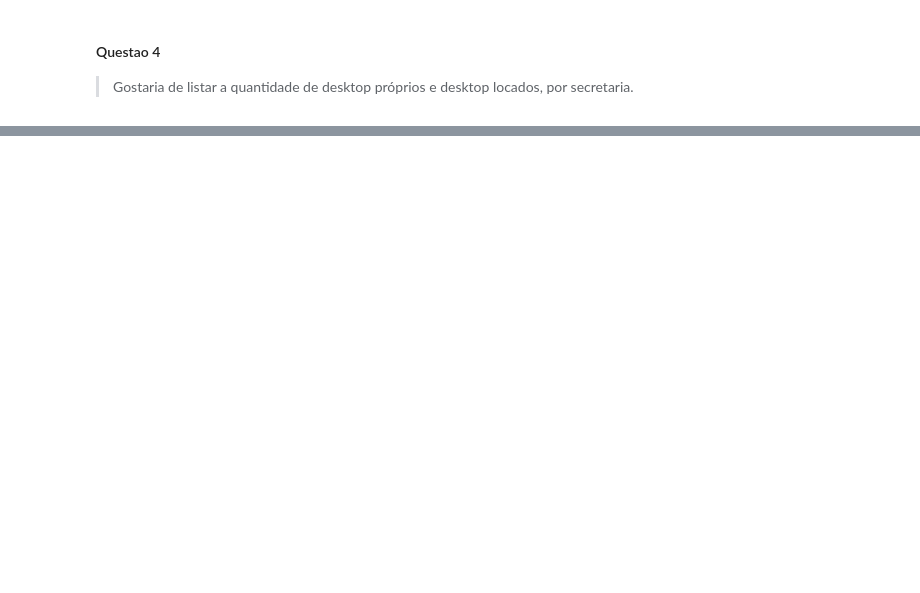
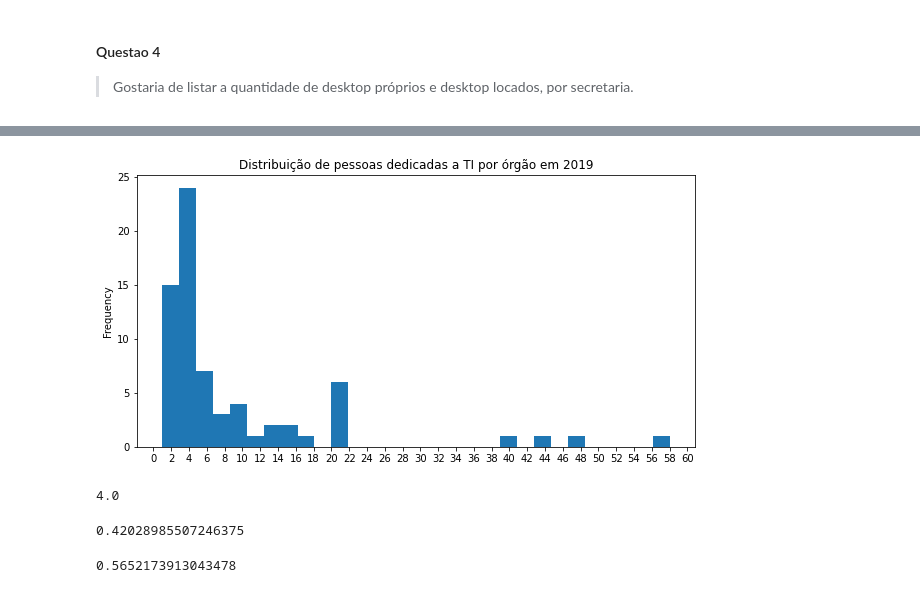
Before and after one commit to h-pgy/desafio_ctd, a Jupyter notebook: respostas_questoes.ipynb, the cells around one changed output, grey strips where cells are left out. Saved outputs shown, nothing was run; the diff lists cells and outputs as text; code cells hidden in the pictures; blank space fills up the shorter version.

```diff
--- a/respostas_questoes.ipynb
+++ b/respostas_questoes.ipynb
@@ -258,0 +426,2 @@ Name: salario, dtype: float64
+# %%
+df['dtime_atualizacao'] = datetime.now()
@@ -258,0 +501,11 @@ Name: salario, dtype: float64
+# %%
+df_2019 = df[df['ano_diagnostico']==2019].copy()
+# %%
+por_orgao = df_2019.groupby('orgao')['qtd_equipe'].sum()
+
+ax = por_orgao.plot.hist(figsize=(10,5), bins=30,
+                    title='Distribuição de pessoas dedicadas a TI por órgão em 2019')
+plt.xticks(ticks=range(0,61,2))
+plt.show()
+# %% [output]
+[figure, added]
@@ -258,0 +516,12 @@ Name: salario, dtype: float64
+# %%
+mediana
+# %% [output]
+4.0
+# %%
+len(por_orgao[por_orgao<4])/len(por_orgao)
+# %% [output]
+0.42028985507246375
+# %%
+len(por_orgao[por_orgao<=4])/len(por_orgao)
+# %% [output]
+0.5652173913043478
```
Also changed, not shown: parts of 43 cells of this notebook, 3 other files.
